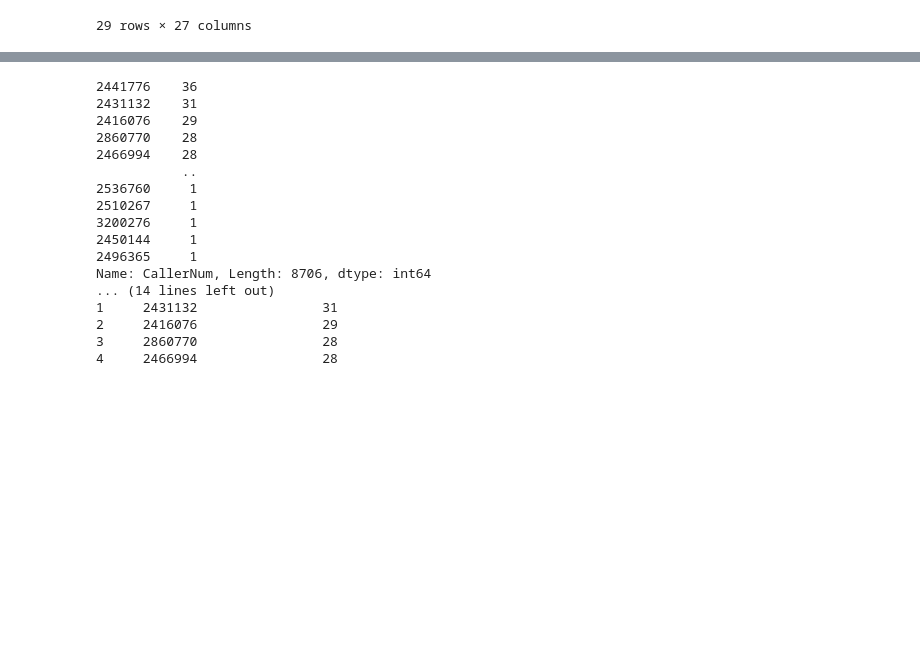
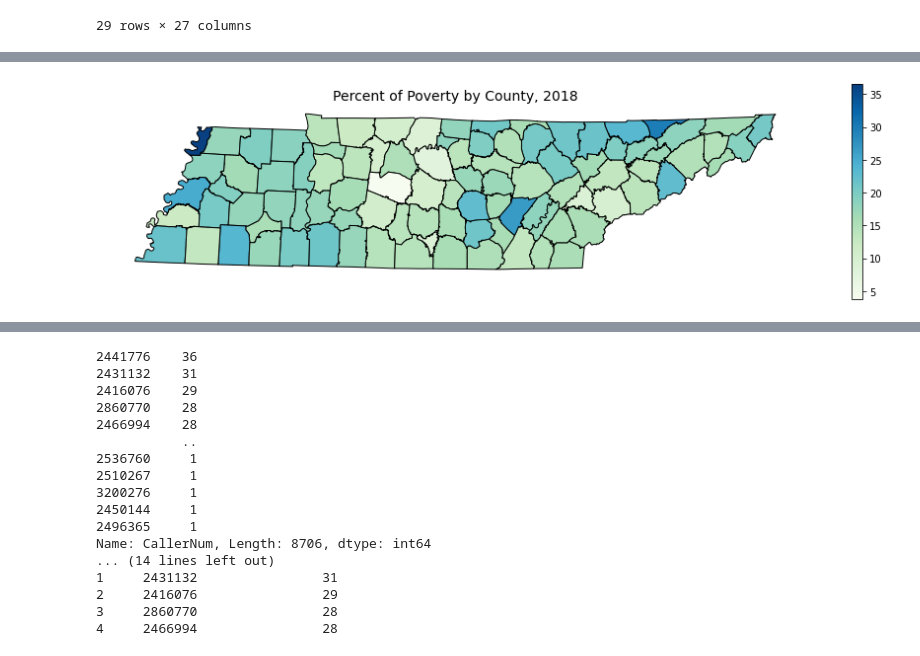
Before and after one commit to bsfcs/smile-on-spiderman, a Jupyter notebook: notebooks/smile_on.ipynb, the cells around one changed output, grey strips where cells are left out. Drawn from its saved outputs; the diff is of its cells as text; code cells hidden in the pictures; blank space fills up the shorter version.

```diff
--- a/notebooks/smile_on.ipynb
+++ b/notebooks/smile_on.ipynb
@@ -18,3 +18,13 @@ SMILE ON 60+ is a statewide initiative with the goal of improving the overall he
 The funding for this project was provided through a grant awarded by the Davidson County Chancery Court, Part III from the SeniorTrust/ElderTrust settlement (Case No. 11-1548-III) and through a contract administered by the Tennessee Commission on Aging and Disability.
 
 State Stats: https://nccd.cdc.gov/oralhealthdata/rdPage.aspx?rdReport=DOH_DATA.ExploreByLocation&rdProcessAction=&SaveFileGenerated=1&islLocation=47&rdICL-iclTopic=ADT&iclTopic_rdExpandedCollapsedHistory=&iclTopic=ADT&islYear=2018&hidLocation=47&hidTopic=ADT&hidYear=2018&irbShowFootnotes=Show&rdICL-iclIndicators=ADT1_1%2cADT1_3%2cADT1_4&iclIndicators_rdExpandedCollapsedHistory=&iclIndicators=ADT1_1%2cADT1_3%2cADT1_4&hidPreviouslySelectedIndicators=&DashboardColumnCount=2&rdShowElementHistory=&rdScrollX=0&rdScrollY=0&rdRnd=69609
+# %%
+counties = gpd.read_file('../data/county/tncounty.shp')
+# %%
+TN_poverty = pd.read_excel('../data/PovertyEstimates.xls')
+
+MapLocSplit = TN_poverty["Area_name"].str.rsplit(" ", n = 1, expand = True)
+TN_poverty["name"]= MapLocSplit[0]
+TN_poverty["county"]= MapLocSplit[1]
+
+TN_poverty.tail(15)
@@ -345,0 +478,5 @@ CallerNums.get_group(2416076)
+# %%
+pov_map = pd.merge(left = counties, right = TN_poverty,
+                    left_on = 'NAME', right_on = 'name')
+print(pov_map.shape)
+pov_map.head(3)
@@ -345,0 +489,11 @@ CallerNums.get_group(2416076)
+# %%
+fig, ax = plt.subplots(figsize=(16,4))
+pov_map.plot(column = 'PCTPOVALL_2018',
+              cmap = 'GnBu',
+              edgecolor = 'black',
+              legend = True,
+              ax = ax)
+plt.title('Percent of Poverty by County, 2018', fontsize = 14)
+ax.axis('off');
+# %% [output]
+[figure, added]
```
Also changed, not shown: parts of 21 cells of this notebook.
